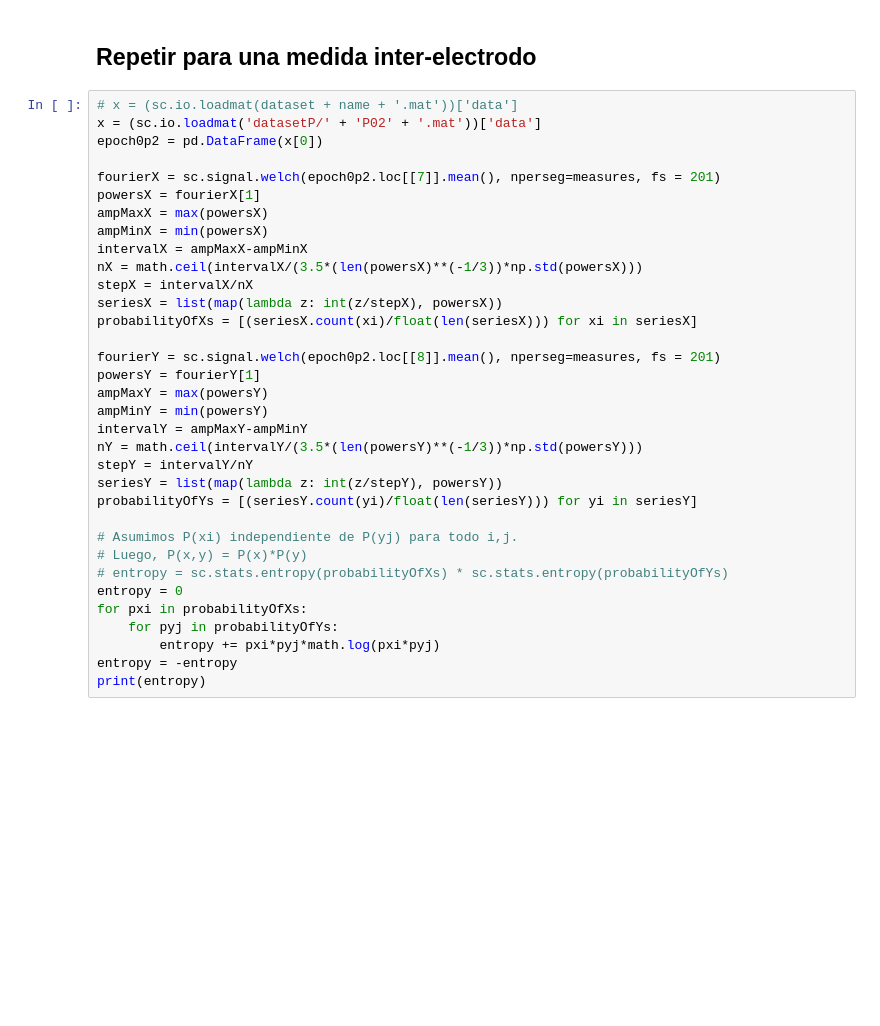
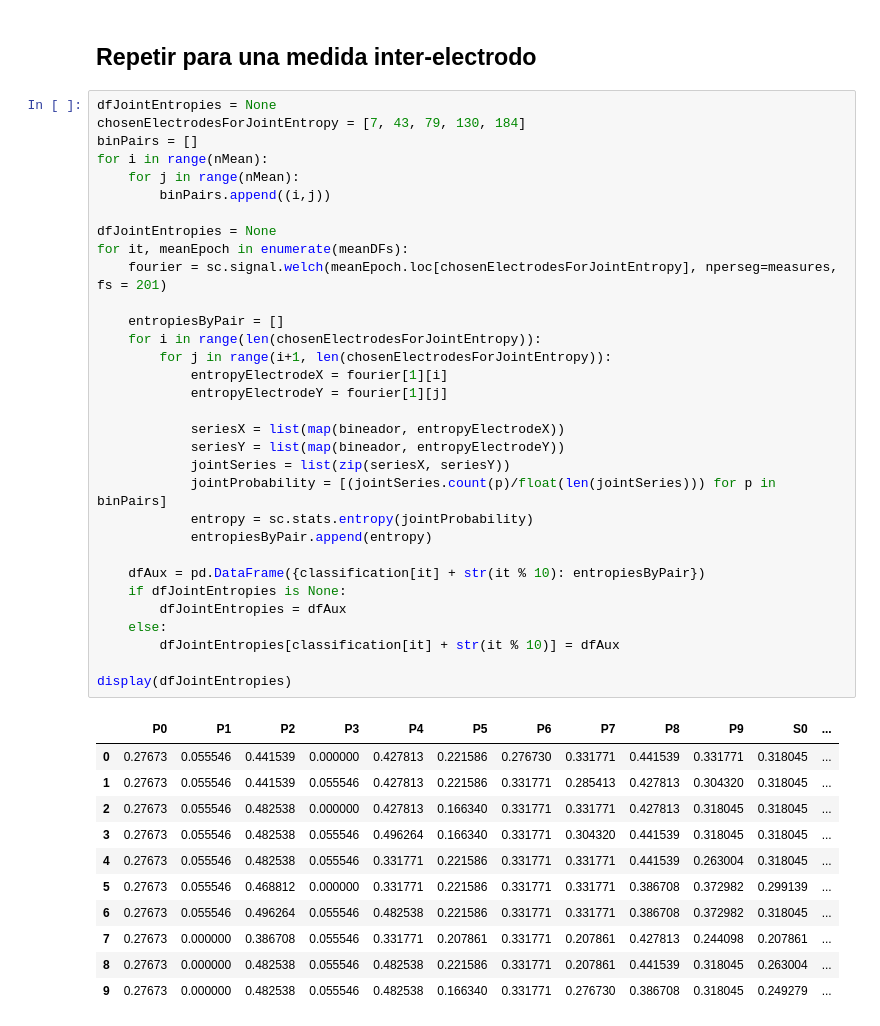
Before and after one commit to santiago-mb/data-science, a Jupyter notebook: wip/tp2/tp2.ipynb, the cells around one changed output. Drawn from its saved outputs; the diff is of its cells as text; blank space fills up the shorter version.

```diff
--- a/wip/tp2/tp2.ipynb
+++ b/wip/tp2/tp2.ipynb
@@ -548,36 +546,46 @@ display(df)
 # %% [markdown]
 ## Repetir para una medida inter-electrodo
-# %%
-# x = (sc.io.loadmat(dataset + name + '.mat'))['data']
-x = (sc.io.loadmat('datasetP/' + 'P02' + '.mat'))['data']
-epoch0p2 = pd.DataFrame(x[0])
-
-fourierX = sc.signal.welch(epoch0p2.loc[[7]].mean(), nperseg=measures, fs = 201)
-powersX = fourierX[1]
-ampMaxX = max(powersX)
-ampMinX = min(powersX)
-intervalX = ampMaxX-ampMinX
-nX = math.ceil(intervalX/(3.5*(len(powersX)**(-1/3))*np.std(powersX)))
-stepX = intervalX/nX
-seriesX = list(map(lambda z: int(z/stepX), powersX))
-probabilityOfXs = [(seriesX.count(xi)/float(len(seriesX))) for xi in seriesX]
-
-fourierY = sc.signal.welch(epoch0p2.loc[[8]].mean(), nperseg=measures, fs = 201)
-powersY = fourierY[1]
-ampMaxY = max(powersY)
-ampMinY = min(powersY)
-intervalY = ampMaxY-ampMinY
-nY = math.ceil(intervalY/(3.5*(len(powersY)**(-1/3))*np.std(powersY)))
-stepY = intervalY/nY
-seriesY = list(map(lambda z: int(z/stepY), powersY))
-probabilityOfYs = [(seriesY.count(yi)/float(len(seriesY))) for yi in seriesY]
-
-# Asumimos P(xi) independiente de P(yj) para todo i,j.
-# Luego, P(x,y) = P(x)*P(y)
-# entropy = sc.stats.entropy(probabilityOfXs) * sc.stats.entropy(probabilityOfYs)
-entropy = 0
-for pxi in probabilityOfXs:
-    for pyj in probabilityOfYs:
-        entropy += pxi*pyj*math.log(pxi*pyj)
-entropy = -entropy
-print(entropy)
+# %%
+dfJointEntropies = None
+chosenElectrodesForJointEntropy = [7, 43, 79, 130, 184]
+binPairs = []
+for i in range(nMean):
+    for j in range(nMean):
+        binPairs.append((i,j))
+
+dfJointEntropies = None
+for it, meanEpoch in enumerate(meanDFs):
+    fourier = sc.signal.welch(meanEpoch.loc[chosenElectrodesForJointEntropy], nperseg=measures, fs = 201)
+
+    entropiesByPair = []
+    for i in range(len(chosenElectrodesForJointEntropy)):
+        for j in range(i+1, len(chosenElectrodesForJointEntropy)):
+            entropyElectrodeX = fourier[1][i]
+            entropyElectrodeY = fourier[1][j]
+
+            seriesX = list(map(bineador, entropyElectrodeX))
+            seriesY = list(map(bineador, entropyElectrodeY))
+            jointSeries = list(zip(seriesX, seriesY))
+            jointProbability = [(jointSeries.count(p)/float(len(jointSeries))) for p in binPairs]
+            entropy = sc.stats.entropy(jointProbability)
+            entropiesByPair.append(entropy)
+
+    dfAux = pd.DataFrame({classification[it] + str(it % 10): entropiesByPair})
+    if dfJointEntropies is None:
+        dfJointEntropies = dfAux
+    else:
+        dfJointEntropies[classification[it] + str(it % 10)] = dfAux
+
+display(dfJointEntropies)
+# %% [output]
+|  | P0 | P1 | P2 | P3 | P4 | P5 | P6 | P7 | P8 | P9 | S0 | ... |
+| 0 | 0.27673 | 0.055546 | 0.441539 | 0.000000 | 0.427813 | 0.221586 | 0.276730 | 0.331771 | 0.441539 | 0.331771 | 0.318045 | ... |
+| 1 | 0.27673 | 0.055546 | 0.441539 | 0.055546 | 0.427813 | 0.221586 | 0.331771 | 0.285413 | 0.427813 | 0.304320 | 0.318045 | ... |
+| 2 | 0.27673 | 0.055546 | 0.482538 | 0.000000 | 0.427813 | 0.166340 | 0.331771 | 0.331771 | 0.427813 | 0.318045 | 0.318045 | ... |
+| 3 | 0.27673 | 0.055546 | 0.482538 | 0.055546 | 0.496264 | 0.166340 | 0.331771 | 0.304320 | 0.441539 | 0.318045 | 0.318045 | ... |
+| 4 | 0.27673 | 0.055546 | 0.482538 | 0.055546 | 0.331771 | 0.221586 | 0.331771 | 0.331771 | 0.441539 | 0.263004 | 0.318045 | ... |
+| 5 | 0.27673 | 0.055546 | 0.468812 | 0.000000 | 0.331771 | 0.221586 | 0.331771 | 0.331771 | 0.386708 | 0.372982 | 0.299139 | ... |
+| 6 | 0.27673 | 0.055546 | 0.496264 | 0.055546 | 0.482538 | 0.221586 | 0.331771 | 0.331771 | 0.386708 | 0.372982 | 0.318045 | ... |
+| 7 | 0.27673 | 0.000000 | 0.386708 | 0.055546 | 0.331771 | 0.207861 | 0.331771 | 0.207861 | 0.427813 | 0.244098 | 0.207861 | ... |
+| 8 | 0.27673 | 0.000000 | 0.482538 | 0.055546 | 0.482538 | 0.221586 | 0.331771 | 0.207861 | 0.441539 | 0.318045 | 0.263004 | ... |
+| 9 | 0.27673 | 0.000000 | 0.482538 | 0.055546 | 0.482538 | 0.166340 | 0.331771 | 0.276730 | 0.386708 | 0.318045 | 0.249279 | ... |
```
Also changed, not shown: parts of 9 cells of this notebook.
